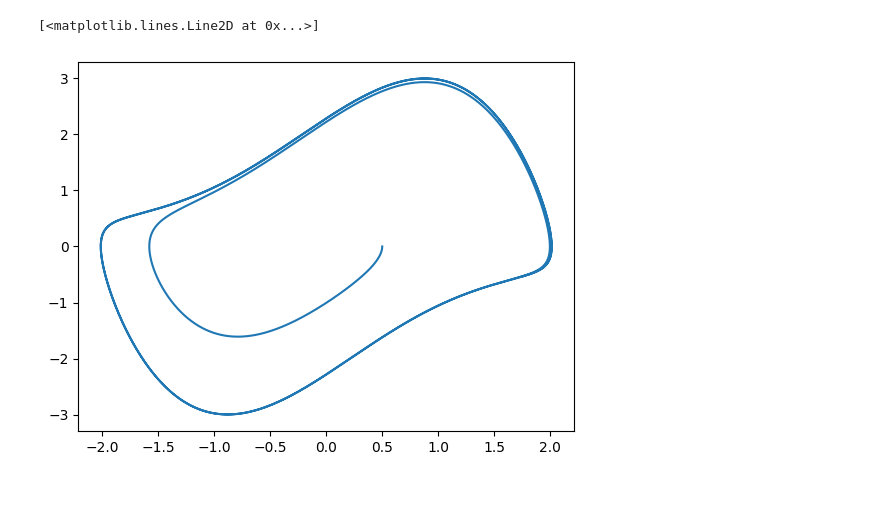
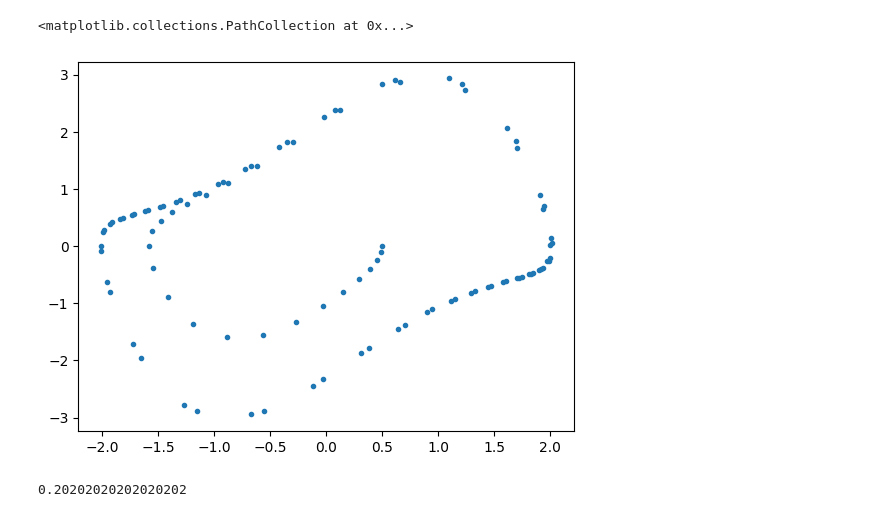
Before and after one commit to JuanDavidSantacruzRoca/MetodosComputacionalesII, a Jupyter notebook: Week4/Vanderpol.ipynb, the cells around one changed output. Cells and saved outputs as stored; diff of their text form; code cells hidden in the pictures.

```diff
--- a/Week4/Vanderpol.ipynb
+++ b/Week4/Vanderpol.ipynb
@@ -12,12 +12,12 @@ def System(r,t,mu=1.5):
 
     return [dxdt,dvxdt]
 # %%
-t = np.linspace(0,20,10000)
+t = np.linspace(0,20,100)
 r0 = [0.5,0.]
 # %%
 sol = odeint(System, r0, t, args=(1.3,))
 # %%
-plt.plot(sol[:,0],sol[:,1])
+plt.scatter(sol[:,0],sol[:,1],marker='.')
 # %% [output]
-[<matplotlib.lines.Line2D at 0x...>]
+<matplotlib.collections.PathCollection at 0x...>
-[figure, old version]
+[figure, new version]
@@ -23,0 +71,4 @@ plt.plot(sol[:,0],sol[:,1])
+# %%
+sol2 = IntegratorAdams(System,r0,t,1.3)
+# %% [output]
+0.20202020202020202
```
Also changed, not shown: parts of 2 cells of this notebook.
